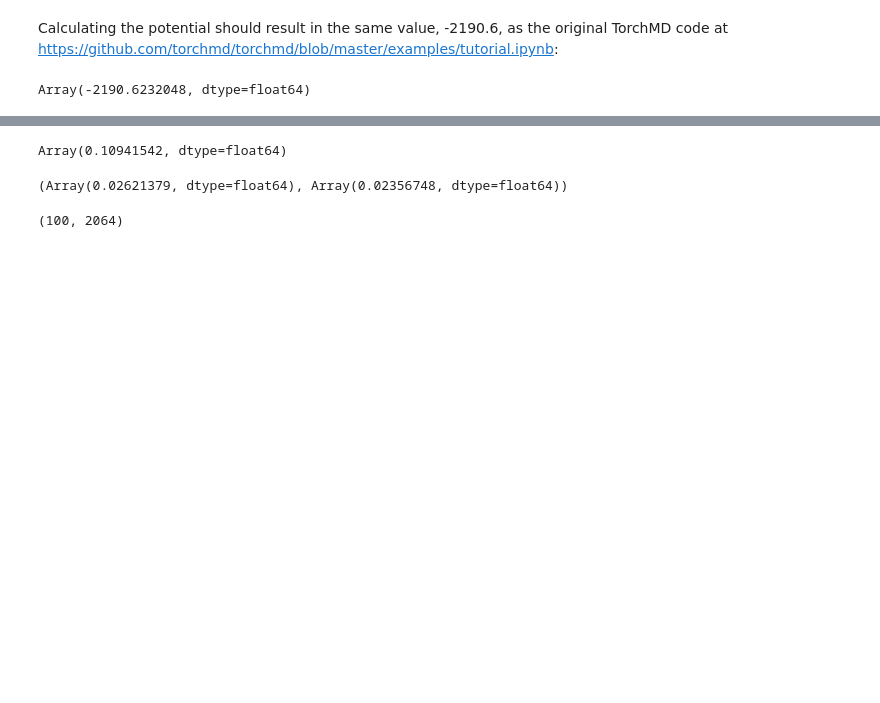
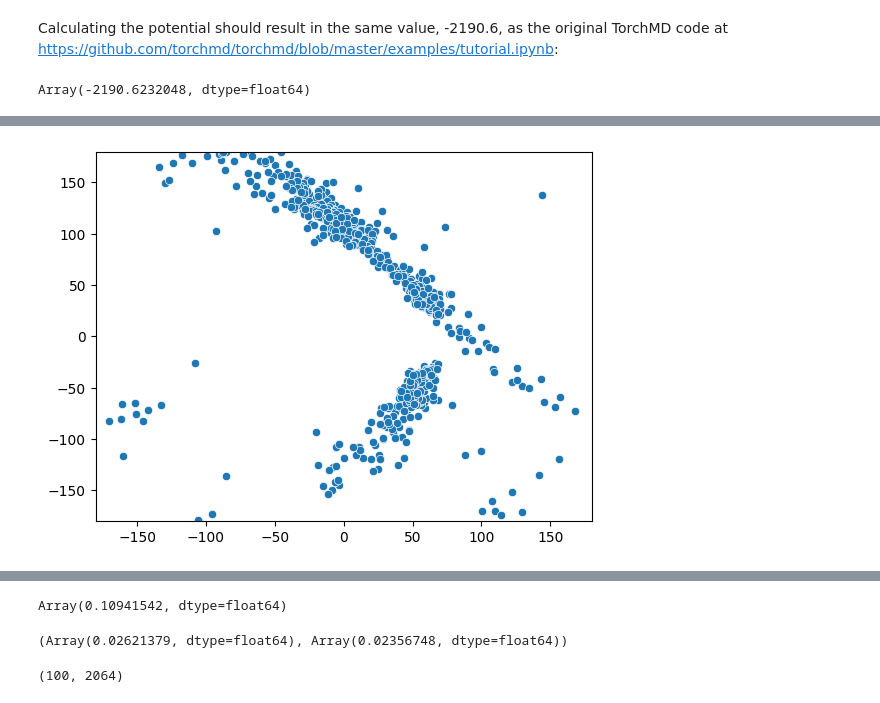
Before and after one commit to reubenharry/jax-md, a Jupyter notebook: notebooks/ad_mclmc.ipynb, the cells around one changed output, grey strips where cells are left out. Cells and saved outputs as stored; diff of their text form; code cells hidden in the pictures; blank space fills up the shorter version.

```diff
--- a/notebooks/ad_mclmc.ipynb
+++ b/notebooks/ad_mclmc.ipynb
@@ -98,0 +173,5 @@ L, eps
+# %%
+rama_plot([nnp.reshape(s, (1,688,3)) for s in samples[::100, :]])
+# samples.shape
+# %% [output]
+[figure, added]
```
Also changed, not shown: parts of 24 cells of this notebook, 3 other files.
